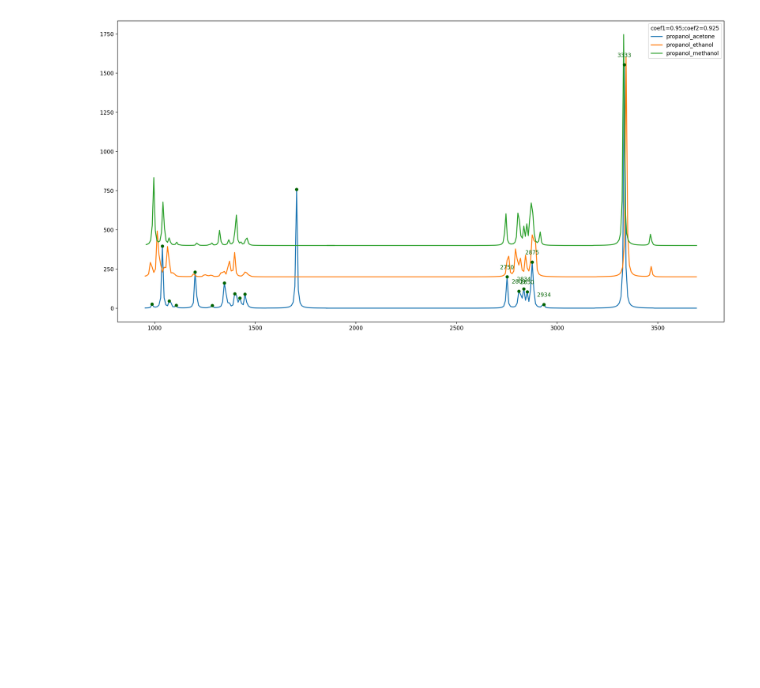
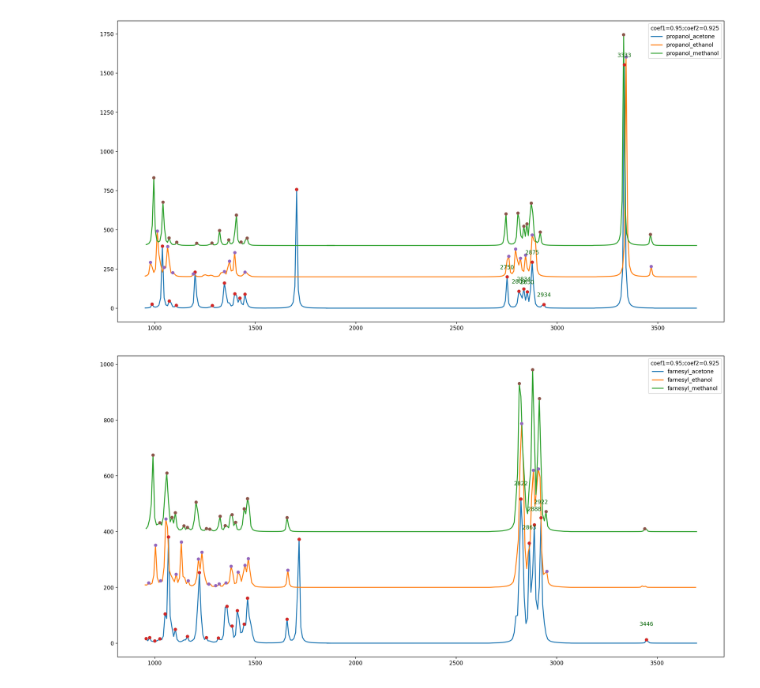
Before and after one commit to Westowl/spectrum-visualis, a Jupyter notebook: bacteriochlorophyl.ipynb, the cells around one changed output. Cells and saved outputs as stored; diff of their text form; code cells hidden in the pictures; blank space fills up the shorter version.

Commit message:
added new plots by bacteriochlorophyl

```diff
--- a/bacteriochlorophyl.ipynb
+++ b/bacteriochlorophyl.ipynb
@@ -140,6 +141,7 @@ def plot_all(dfs,legends, coef1=1, coef2=1, y_shift=0, showPeaks=False, forcedFi
         x = df['X'].map(lambda x: do_anharmonism_correction(x, coef1, coef2))
         y = df['Y']
         plt.plot(x, y+i*y_shift, '-', lw=1.7, alpha=1)
+
         i = i+1
     plt.legend(legends, title='coef1=' + str(coef1) + ";" + "coef2=" + str(coef2))
 
@@ -156,10 +158,25 @@ def plot_all(dfs,legends, coef1=1, coef2=1, y_shift=0, showPeaks=False, forcedFi
             i = i+1
             if not showPeaks:
                 break
+    i = 0
+    for df in dfs:
+        x = df['X'].map(lambda x: do_anharmonism_correction(x, coef1, coef2))
+        y = df['Y']
+        peaks = peakutils.indexes(y, thres=0.01, min_dist=1)
+        plt.plot(x[peaks], y[peaks]+i*y_shift, marker="o", ls="", ms=5)
+
+        i = i+1
 # %%
 plot_all([propanol_acetone, propanol_ethanol, propanol_methanol],
           ['propanol_acetone', 'propanol_ethanol', 'propanol_methanol'],
           coef1=0.95, coef2=0.925,
           y_shift=200)
 # %% [output]
-[figure, old version]
+[figure, new version]
+# %%
+plot_all([farnesyl_acetone, farnesyl_ethanol, farnesyl_methanol],
+          ['farnesyl_acetone', 'farnesyl_ethanol', 'farnesyl_methanol'],
+          coef1=0.95, coef2=0.925,
+          y_shift=200)
+# %% [output]
+[figure, added]
```
Also changed, not shown: parts of 4 cells of this notebook.
